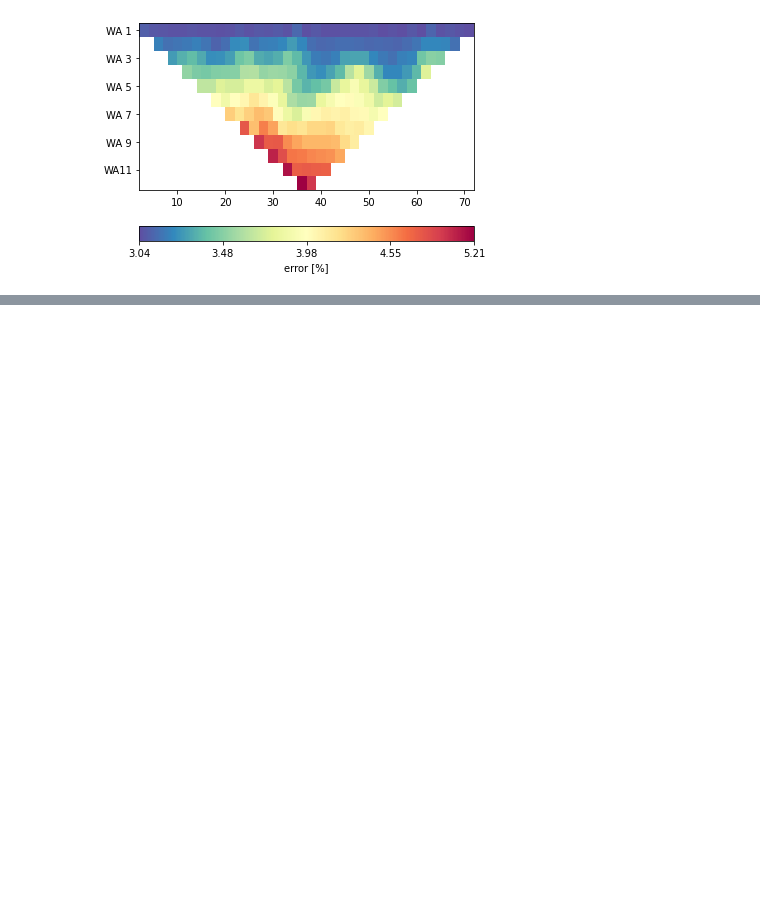
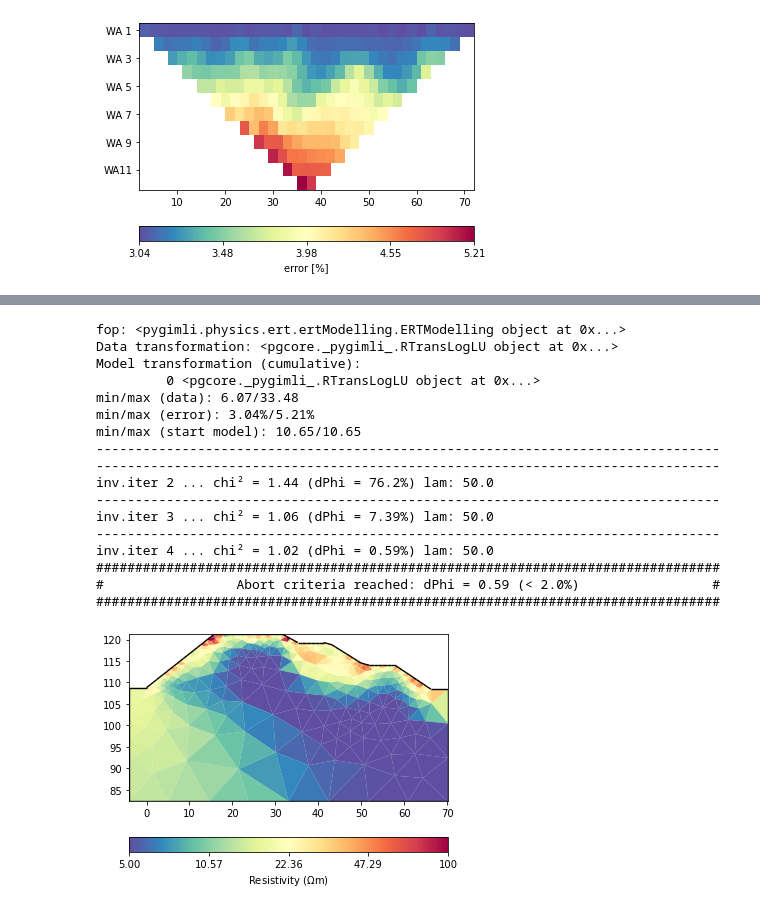
Before and after one commit to gimli-org/transform2021, a Jupyter notebook: 5_ERT_field_data_inversion.ipynb, the cells around one changed output, grey strips where cells are left out. Drawn from its saved outputs; the diff is of its cells as text; code cells hidden in the pictures; blank space fills up the shorter version.

```diff
--- a/5_ERT_field_data_inversion.ipynb
+++ b/5_ERT_field_data_inversion.ipynb
@@ -69,7 +68,11 @@ ert.show(data, data['err']*100, label="error [%]");
 # %% [output]
 [figure]
 # %%
-ert.invert(data, lam=10,
-           paraDX=0.3, paraMaxCellSize=10, paraDepth=20, quality=34)
-ert.showResult()
+mgr = ert.ERTManager(data)
+mgr.invert(verbose=True,
+           lam=50,
+           zWeight=0.3,
+           #paraDX=0.3, paraMaxCellSize=10, paraDepth=20, quality=34
+          )
+mgr.showResult(cMin=5, cMax=100);
 # %% [output]
@@ -76,0 +86,18 @@ AttributeError: module 'pygimli.physics.ert' has no attribute 'invert'
+fop: <pygimli.physics.ert.ertModelling.ERTModelling object at 0x...>
+Data transformation: <pgcore._pygimli_.RTransLogLU object at 0x...>
+Model transformation (cumulative):
+         0 <pgcore._pygimli_.RTransLogLU object at 0x...>
+min/max (data): 6.07/33.48
+min/max (error): 3.04%/5.21%
+min/max (start model): 10.65/10.65
+--------------------------------------------------------------------------------
+--------------------------------------------------------------------------------
+inv.iter 2 ... chi² = 1.44 (dPhi = 76.2%) lam: 50.0
+--------------------------------------------------------------------------------
+inv.iter 3 ... chi² = 1.06 (dPhi = 7.39%) lam: 50.0
+--------------------------------------------------------------------------------
+inv.iter 4 ... chi² = 1.02 (dPhi = 0.59%) lam: 50.0
+################################################################################
+#                 Abort criteria reached: dPhi = 0.59 (< 2.0%)                 #
+################################################################################
+[figure, added]
```
Also changed, not shown: parts of 5 cells of this notebook.
